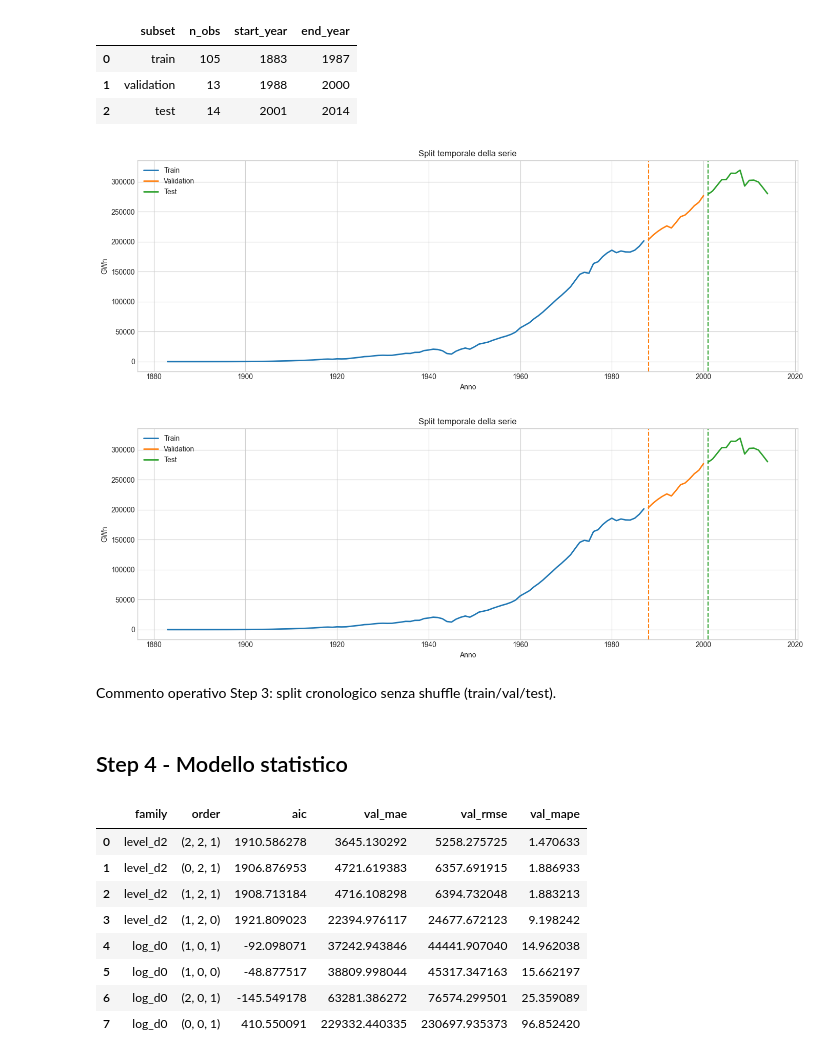
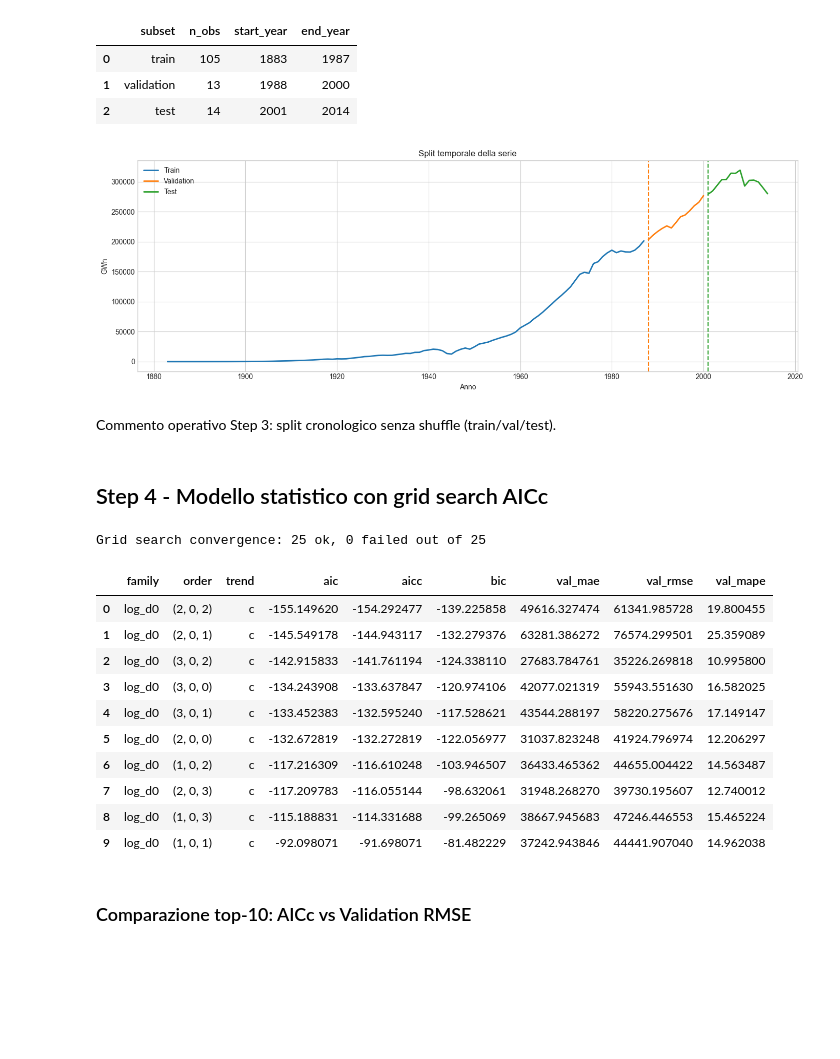
Before and after one commit to 1ngVG-OA/FinalProject, a Jupyter notebook: Tavola_1.14.ipynb, the cells around one changed output. Cells and saved outputs as stored; diff of their text form; code cells hidden in the pictures; blank space fills up the shorter version.

Commit message:
COMP: sttatistical model

```diff
--- a/Tavola_1.14.ipynb
+++ b/Tavola_1.14.ipynb
@@ -71,6 +75,6 @@ import pandas as pd
 
 plt.style.use("seaborn-v0_8-whitegrid")
 
-DATA_PATH = Path("Datasets") / "Tavola_1.14.csv"
+DATA_PATH = Path("FinalProject") / "Datasets" / "Tavola_1.14.csv"
 TARGET_COL = "Produzione_lorda_totale"
 # %%
@@ -187,33 +193,47 @@ split_summary
 | 1 | validation | 13 | 1988 | 2000 |
 | 2 | test | 14 | 2001 | 2014 |
 # %%
+from FinalProject.ProduzioneLordaEnergia_Steps.step3_split import plot_split
+
+
 fig_step3_split = plot_split(train_series, val_series, test_series)
-fig_step3_split
 # %% [output]
 [figure]
-[figure, removed]
 # %% [markdown]
 Commento operativo Step 3: split cronologico senza shuffle (train/val/test).
 # %% [markdown]
-## Step 4 - Modello statistico
+## Step 4 - Modello statistico con grid search AICc
 # %%
-log_orders = [(0, 0, 1), (1, 0, 0), (1, 0, 1), (2, 0, 1)]
-d2_orders = [(0, 2, 1), (1, 2, 0), (1, 2, 1), (2, 2, 1)]
+p_values = range(0, 4)
+q_values = range(0, 4)
+max_order_sum = 5
 # %%
-step4_results = compare_logd0_vs_leveld2(
+from FinalProject.ProduzioneLordaEnergia_Steps.step4_statistical import compare_logd0_vs_leveld2_grid
+
+
+step4_results, step4_metadata = compare_logd0_vs_leveld2_grid(
     train_series,
     val_series,
-    log_orders=log_orders,
-    d2_orders=d2_orders,
+    p_values=p_values,
+    q_values=q_values,
+    max_order_sum=max_order_sum,
+    verbose=False,
 )
-step4_results
+
+print(f"Grid search convergence: {step4_metadata['successful_fits']} ok, {step4_metadata['failed_fits']} failed out of {step4_metadata['total_candidates']}")
+step4_results.head(10)
 # %% [output]
+Grid search convergence: 25 ok, 0 failed out of 25
-|  | family | order | aic | val_mae | val_rmse | val_mape |
-| 0 | level_d2 | (2, 2, 1) | 1910.586278 | 3645.130292 | 5258.275725 | 1.470633 |
-| 1 | level_d2 | (0, 2, 1) | 1906.876953 | 4721.619383 | 6357.691915 | 1.886933 |
-| 2 | level_d2 | (1, 2, 1) | 1908.713184 | 4716.108298 | 6394.732048 | 1.883213 |
-| 3 | level_d2 | (1, 2, 0) | 1921.809023 | 22394.976117 | 24677.672123 | 9.198242 |
-| 4 | log_d0 | (1, 0, 1) | -92.098071 | 37242.943846 | 44441.907040 | 14.962038 |
-| 5 | log_d0 | (1, 0, 0) | -48.877517 | 38809.998044 | 45317.347163 | 15.662197 |
-| 6 | log_d0 | (2, 0, 1) | -145.549178 | 63281.386272 | 76574.299501 | 25.359089 |
-| 7 | log_d0 | (0, 0, 1) | 410.550091 | 229332.440335 | 230697.935373 | 96.852420 |
+|  | family | order | trend | aic | aicc | bic | val_mae | val_rmse | val_mape |
+| 0 | log_d0 | (2, 0, 2) | c | -155.149620 | -154.292477 | -139.225858 | 49616.327474 | 61341.985728 | 19.800455 |
+| 1 | log_d0 | (2, 0, 1) | c | -145.549178 | -144.943117 | -132.279376 | 63281.386272 | 76574.299501 | 25.359089 |
+| 2 | log_d0 | (3, 0, 2) | c | -142.915833 | -141.761194 | -124.338110 | 27683.784761 | 35226.269818 | 10.995800 |
+| 3 | log_d0 | (3, 0, 0) | c | -134.243908 | -133.637847 | -120.974106 | 42077.021319 | 55943.551630 | 16.582025 |
+| 4 | log_d0 | (3, 0, 1) | c | -133.452383 | -132.595240 | -117.528621 | 43544.288197 | 58220.275676 | 17.149147 |
+| 5 | log_d0 | (2, 0, 0) | c | -132.672819 | -132.272819 | -122.056977 | 31037.823248 | 41924.796974 | 12.206297 |
+| 6 | log_d0 | (1, 0, 2) | c | -117.216309 | -116.610248 | -103.946507 | 36433.465362 | 44655.004422 | 14.563487 |
+| 7 | log_d0 | (2, 0, 3) | c | -117.209783 | -116.055144 | -98.632061 | 31948.268270 | 39730.195607 | 12.740012 |
+| 8 | log_d0 | (1, 0, 3) | c | -115.188831 | -114.331688 | -99.265069 | 38667.945683 | 47246.446553 | 15.465224 |
+| 9 | log_d0 | (1, 0, 1) | c | -92.098071 | -91.698071 | -81.482229 | 37242.943846 | 44441.907040 | 14.962038 |
+# %% [markdown]
+### Comparazione top-10: AICc vs Validation RMSE
```
Also changed, not shown: parts of 21 cells of this notebook, 10 other files.
